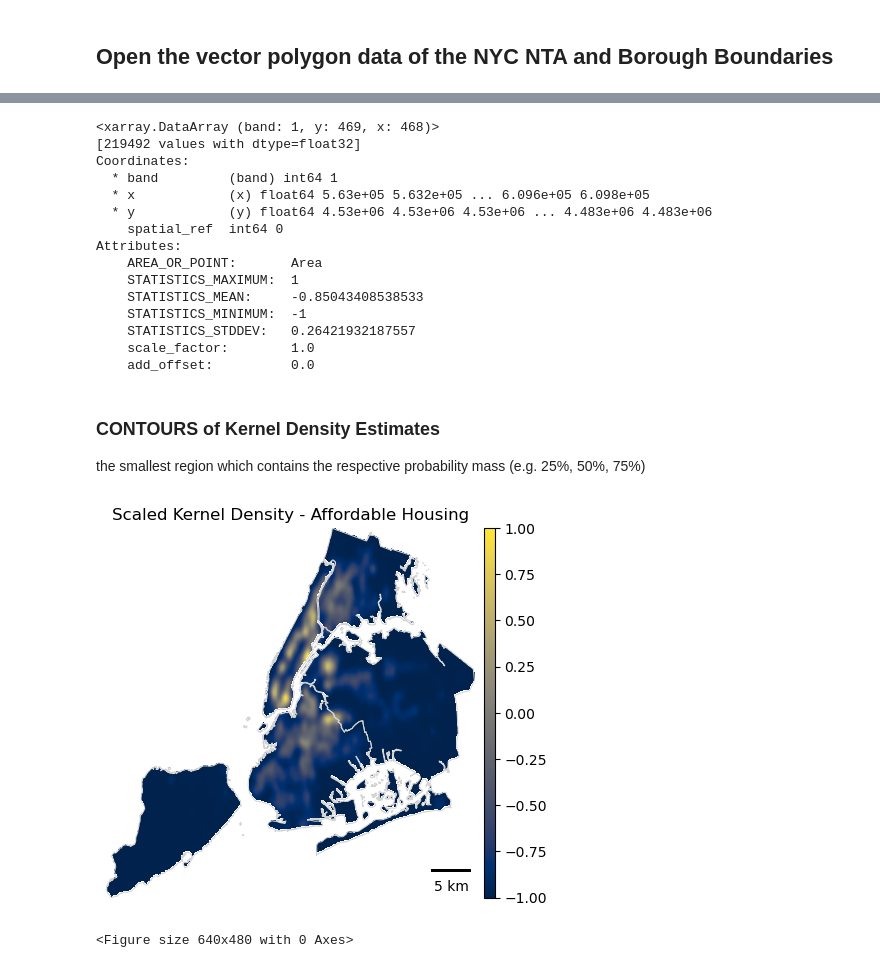
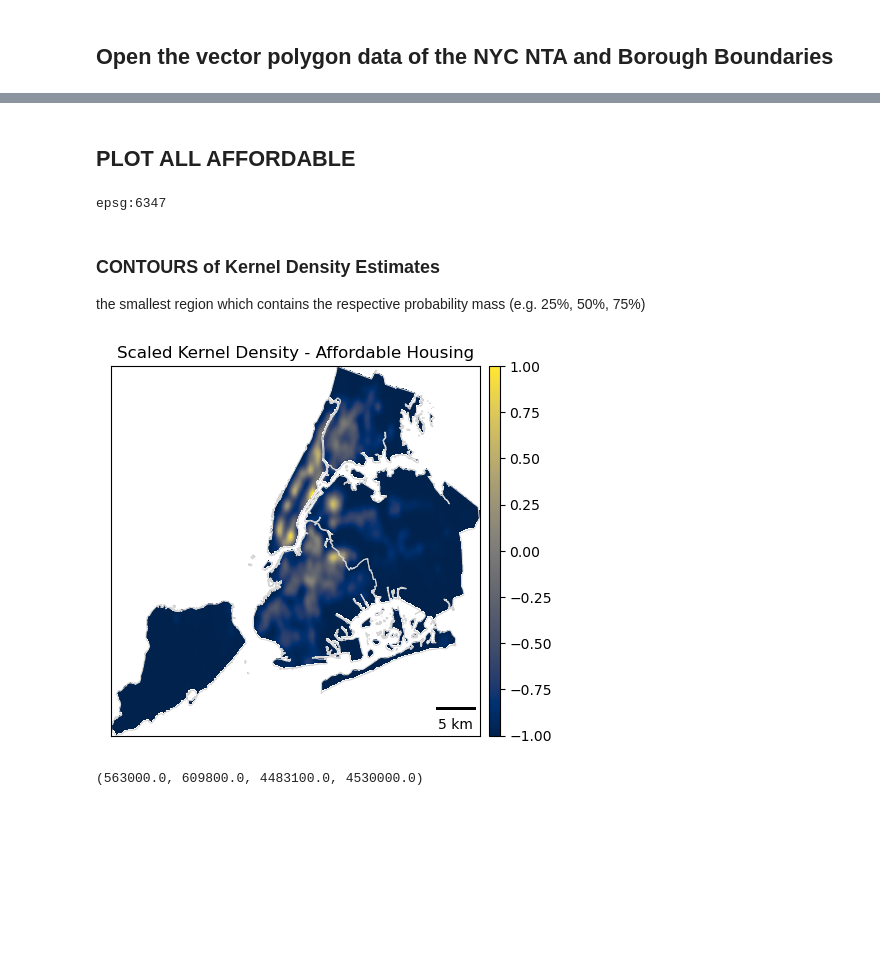
Before and after one commit to eihwood/nyc-affordable-housing, a Jupyter notebook: src/Raster Plots.ipynb, the cells around one changed output, grey strips where cells are left out. Drawn from its saved outputs; the diff is of its cells as text; code cells hidden in the pictures; blank space fills up the shorter version.

```diff
--- a/src/Raster Plots.ipynb
+++ b/src/Raster Plots.ipynb
@@ -48,50 +35,54 @@ data_plotting_extent = plotting_extent(r[0], r.rio.transform())
-# %%
-r
-# %% [output]
-<xarray.DataArray (band: 1, y: 469, x: 468)>
-[219492 values with dtype=float32]
-Coordinates:
-  * band         (band) int64 1
-  * x            (x) float64 5.63e+05 5.632e+05 ... 6.096e+05 6.098e+05
-  * y            (y) float64 4.53e+06 4.53e+06 4.53e+06 ... 4.483e+06 4.483e+06
-    spatial_ref  int64 0
-Attributes:
-    AREA_OR_POINT:       Area
-    STATISTICS_MAXIMUM:  1
-    STATISTICS_MEAN:     -0.85043408538533
-    STATISTICS_MINIMUM:  -1
-    STATISTICS_STDDEV:   0.26421932187557
-    scale_factor:        1.0
-    add_offset:          0.0
+# %% [markdown]
+## PLOT ALL AFFORDABLE
+# %%
+# KDE Shapefile
+kde = gpd.read_file('../data/L1/all_affordable_housing_kde_contours.shp').to_crs(6347)
+print(kde.crs) # already in correct crs
+
+# subset layers
+cont50 = kde[kde['contlabel'] == '50']
+cont25 = kde[kde['contlabel'] == '25']
+cont75 = kde[kde['contlabel'] == '75']
+
+# Raster
+file_name = '../data/L1/KDE_allaffordable_1ha_scaled_match.tiff'
+
+r = rxr.open_rasterio(file_name, masked=True)
+data_plotting_extent = plotting_extent(r[0], r.rio.transform())
+
+
+# Create a mask to see which neighborhoods fall within certain kde contours
+nta_25 = gpd.sjoin(nta, cont25, predicate = 'intersects')
+nta_50 = gpd.sjoin(nta, cont50, predicate = 'intersects')
+nta_75 = gpd.sjoin(nta, cont75, predicate = 'intersects')
+# %% [output]
+epsg:6347
 # %% [markdown]
 ### CONTOURS of Kernel Density Estimates
 the smallest region which contains the respective probability mass (e.g. 25%, 50%, 75%)
 # %%
 # Define color ramp for housing kernel density
 color_ramp = 'cividis'
 
 
 # Plot uncropped array
 f, ax = plt.subplots()
 
 
 boro.boundary.plot(ax=ax, color = "lightgrey", lw = 0.75)
 
 ep.plot_bands(r.values,
               cmap = color_ramp,
             ax=ax,
             title="Scaled Kernel Density - Affordable Housing",
             extent=data_plotting_extent)  # Use plotting extent from DatasetReader object
 
 
 
 # Scale bar
 ax.add_artist(ScaleBar(dx=1, location = 'lower right'))
 
-ax.axis('off')
-
+plt.savefig('../figs/affordable_housing_raster_0.png', dpi = 300,  bbox_inches='tight')
 plt.show()
-plt.savefig('../figs/affordable_housing_raster_0.png')
 # %% [output]
-[figure, old version]
+[figure, new version]
-<Figure size 640x480 with 0 Axes>
@@ -102,0 +89,4 @@ nta_75 = gpd.sjoin(nta, cont75, predicate = 'intersects')
+# %%
+data_plotting_extent
+# %% [output]
+(563000.0, 609800.0, 4483100.0, 4530000.0)
```
Also changed, not shown: parts of 15 cells of this notebook, 7 other files.
